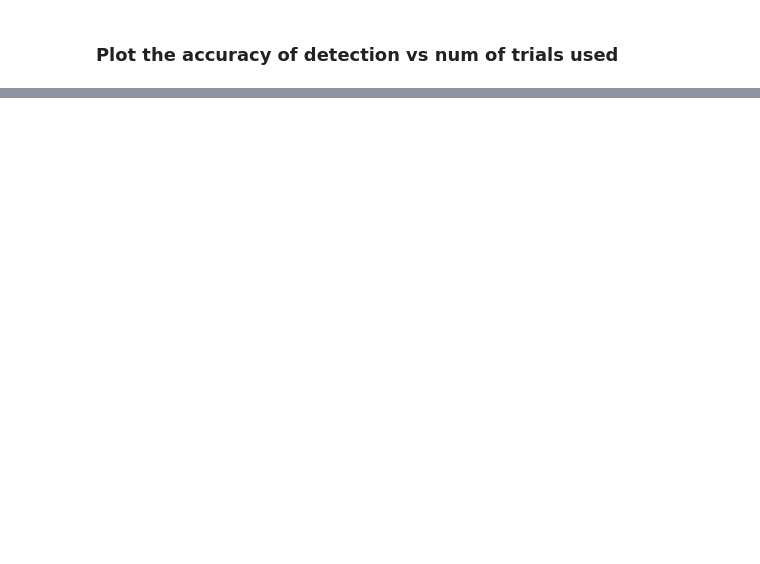
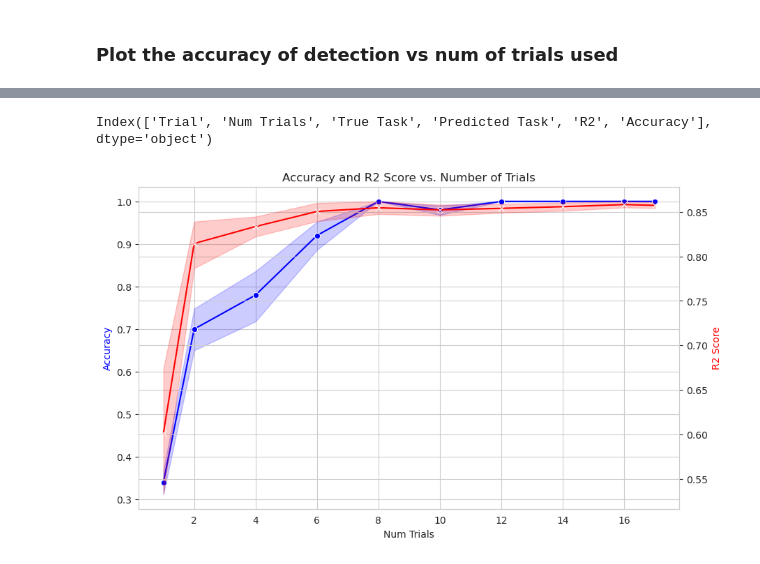
Before and after one commit to nereaiscamu/CL_UpperLimb_Control, a Jupyter notebook: Task_Detector_Hnet_PoC/Result_Analysis.ipynb, the cells around one changed output, grey strips where cells are left out. Cells and saved outputs as stored; diff of their text form; code cells hidden in the pictures; blank space fills up the shorter version.

```diff
--- a/Task_Detector_Hnet_PoC/Result_Analysis.ipynb
+++ b/Task_Detector_Hnet_PoC/Result_Analysis.ipynb
@@ -399,0 +467,5 @@ with open(os.path.join(data_path), 'rb') as fp:
+# %%
+df_3 = pd.DataFrame({"Trial":random_trials, "Num Trials": num_trials,
+                     "True Task": true_ids,
+                    "Predicted Task" : task_ids,
+                     "R2":r2_list })
@@ -399,0 +488,39 @@ with open(os.path.join(data_path), 'rb') as fp:
+# %%
+accuracy_by_num_trials = df_3.groupby(['Num Trials', 'True Task']).apply(lambda group: (group['True Task'] == group['Predicted Task']).mean())
+accuracy_by_num_trials.name = 'Accuracy'
+# %%
+df_4 = pd.DataFrame(accuracy_by_num_trials.reset_index())
+# %%
+df_3 = df_3.merge(df_4, on = ['Num Trials', 'True Task'])
+# %%
+df_3.columns
+# %% [output]
+Index(['Trial', 'Num Trials', 'True Task', 'Predicted Task', 'R2', 'Accuracy'], dtype='object')
+# %%
+import pandas as pd
+import seaborn as sns
+import matplotlib.pyplot as plt
+
+
+# Initialize the seaborn style
+sns.set_style("whitegrid")
+
+# Create the plot
+fig, ax1 = plt.subplots(figsize=(10, 6))
+
+# Plot the accuracy on the primary y-axis
+sns.lineplot(data=df_3, x='Num Trials', y='Accuracy', ax=ax1, marker='o', color='b')
+ax1.set_ylabel('Accuracy', color='b')
+
+# Create the secondary y-axis
+ax2 = ax1.twinx()
+sns.lineplot(data=df_3, x='Num Trials', y='R2', ax=ax2, marker='x', color='r')
+ax2.set_ylabel('R2 Score', color='r')
+
+# Add title
+plt.title('Accuracy and R2 Score vs. Number of Trials')
+
+# Show plot
+plt.show()
+# %% [output]
+[figure, added]
```
Also changed, not shown: parts of 27 cells of this notebook, 6 other files.
